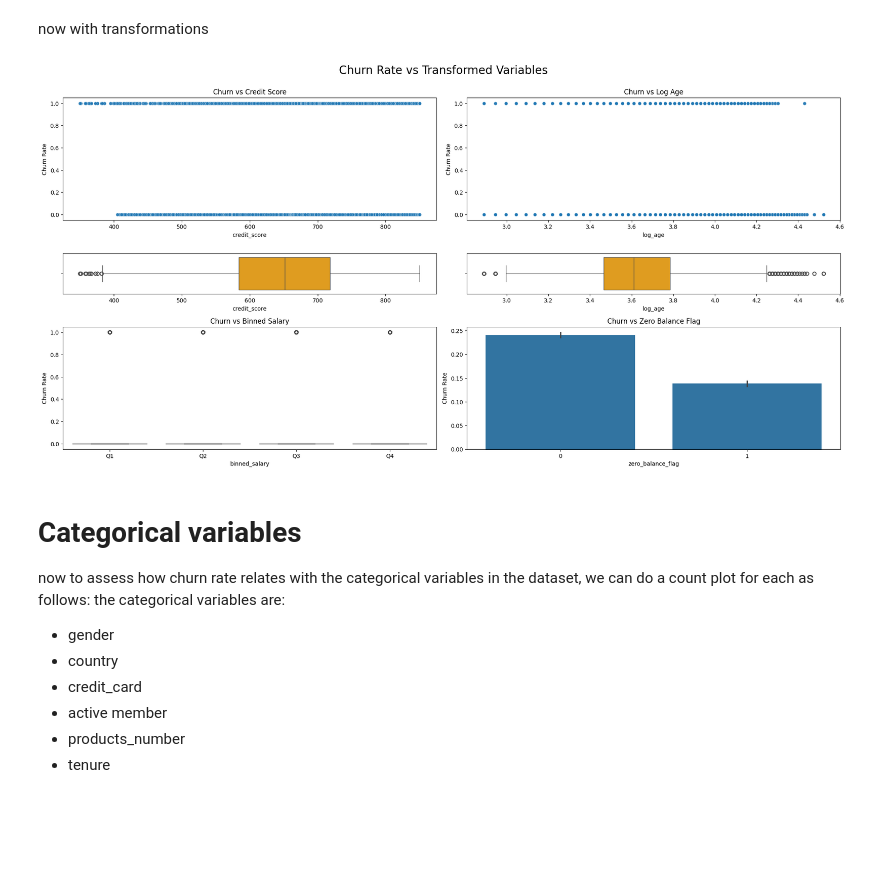
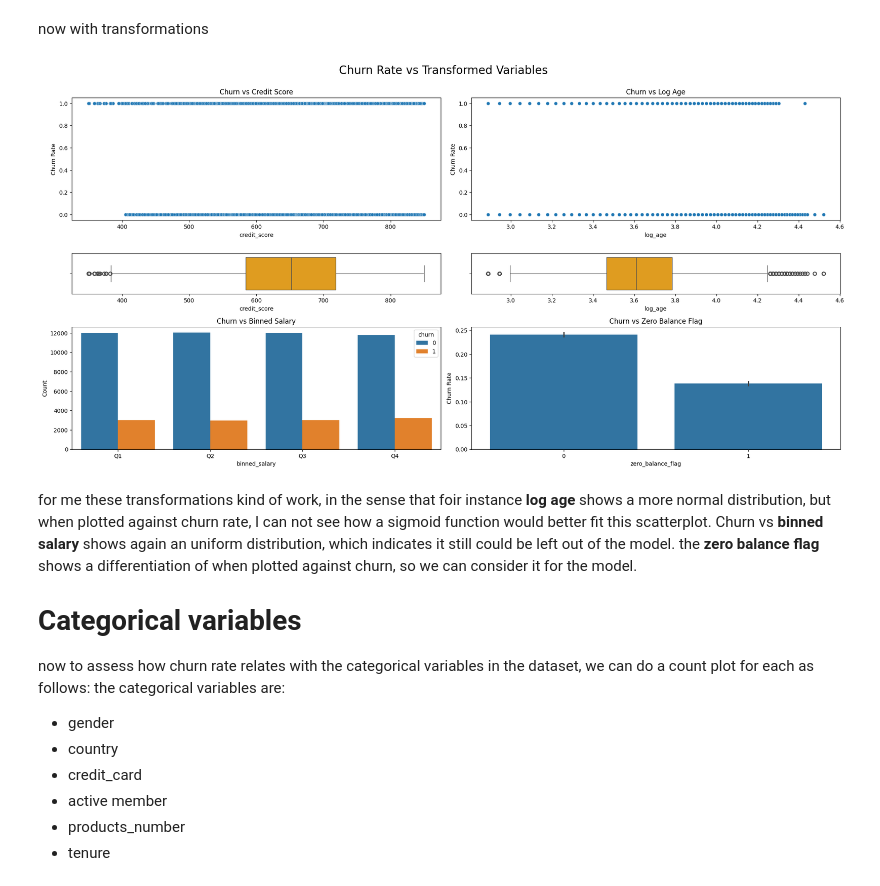
Before and after one commit to afbeltranr/ABCBankChurnRate, a Jupyter notebook: notebooks/ExploratoryDA.ipynb, the cells around one changed output. Cells and saved outputs as stored; diff of their text form; code cells hidden in the pictures; blank space fills up the shorter version.

```diff
--- a/notebooks/ExploratoryDA.ipynb
+++ b/notebooks/ExploratoryDA.ipynb
@@ -340,41 +390,43 @@ fig.suptitle('Churn Rate vs Transformed Variables', fontsize=20, y=0.95)
 
 # Define variables and titles for the plots
 variables = ['credit_score', 'log_age', 'binned_salary', 'zero_balance_flag']
 titles = ['Churn vs Credit Score', 'Churn vs Log Age', 'Churn vs Binned Salary', 'Churn vs Zero Balance Flag']
 
 # Loop through variables and plot
 for i, (var, title) in enumerate(zip(variables, titles)):
-    # Main plot (either scatter or boxplot depending on variable type)
+    # Main plot (either scatter, count, or barplot depending on variable type)
     ax_main = fig.add_subplot(gs[i // 2 * 2, i % 2])
 
     if var in ['credit_score', 'log_age']:
         # Scatter plot for continuous variables
         sns.scatterplot(data=full_df, x=var, y='churn', alpha=0.5, ax=ax_main)
     elif var == 'binned_salary':
-        # Box plot for categorical salary
-        sns.boxplot(data=full_df, x=var, y='churn', ax=ax_main)
+        # Count plot for categorical salary
+        sns.countplot(data=full_df, x=var, hue='churn', ax=ax_main)
     else:
         # Bar plot for binary flag
         sns.barplot(data=full_df, x=var, y='churn', ax=ax_main)
 
     ax_main.set_title(title)
-    ax_main.set_ylabel('Churn Rate')
+    ax_main.set_ylabel('Churn Rate' if var != 'binned_salary' else 'Count')
 
-    # Distribution plot at bottom (except for binary flag)
+    # Distribution plot at bottom (except for binary flag and count plot)
     if var not in ['binned_salary', 'zero_balance_flag']:
         ax_dist = fig.add_subplot(gs[i // 2 * 2 + 1, i % 2])
         sns.boxplot(data=full_df, x=var, color='orange', ax=ax_dist)
         ax_dist.set_title('')
 
 # Adjust layout to prevent overlap
 plt.tight_layout(rect=[0, 0, 1, 0.95])
 
 # Show the plots
 plt.show()
 # %% [output]
-[figure, old version]
+[figure, new version]
 # %% [markdown]
-# Categorical variables
+for me these transformations kind of work, in the sense that foir instance **log age** shows a more normal distribution, but when plotted against churn rate, I can not see how a sigmoid function would better fit this scatterplot. Churn vs **binned salary** shows again an uniform distribution, which indicates it still could be left out of the model. the **zero balance flag** shows a differentiation of when plotted against churn, so we can consider it for the model.
+
+ # Categorical variables
 
 now to assess how churn rate relates with the categorical variables in the dataset, we can do a count plot for each as follows:
 the categorical variables are:
```
Also changed, not shown: parts of 30 cells of this notebook, 3 other files.
